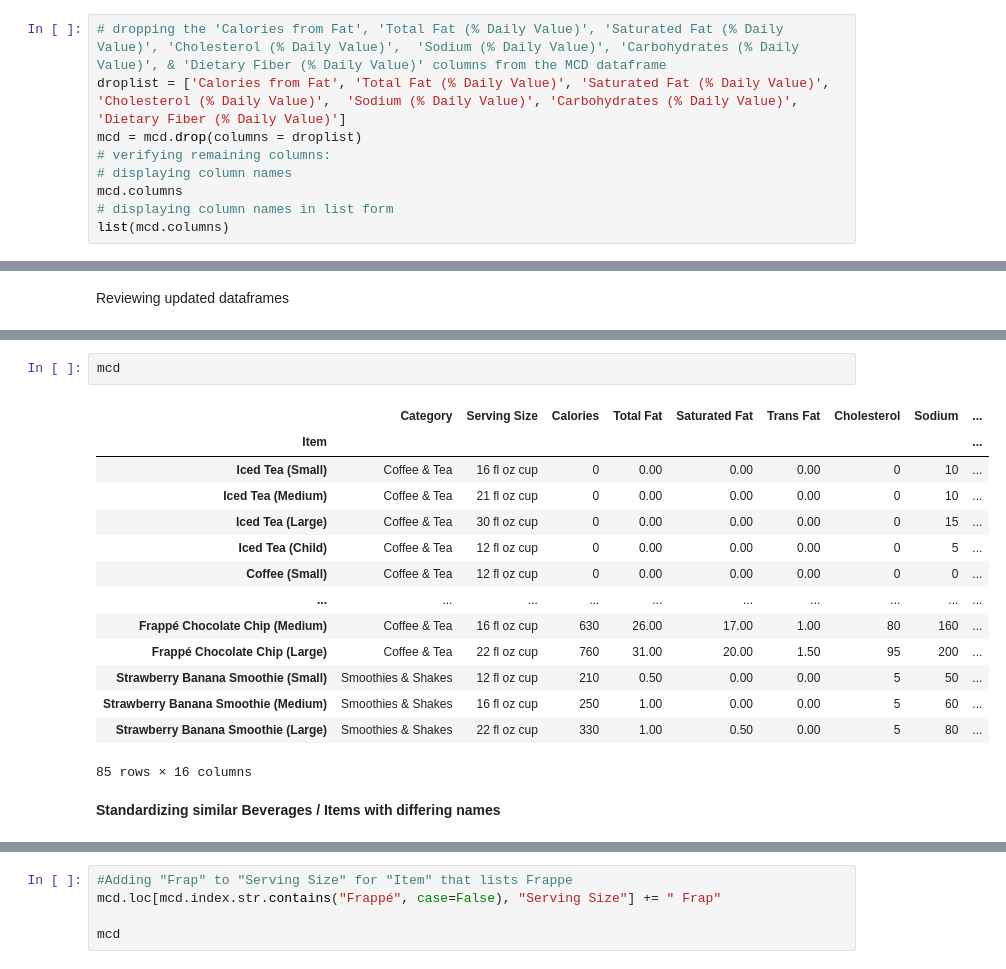
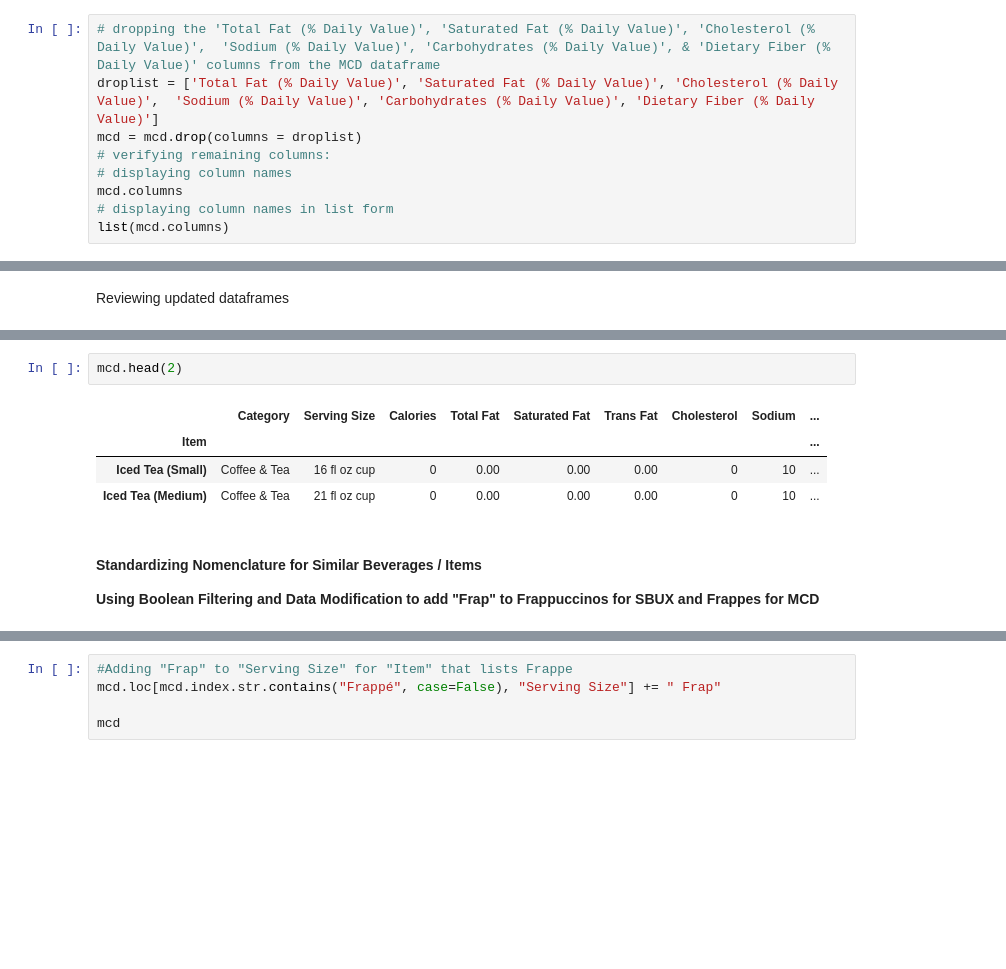
Before and after one commit to cmonjarr/AMB_Project_SP25, a Jupyter notebook: Nutrition Project/Nutrition_2025.ipynb, the cells around one changed output, grey strips where cells are left out. Drawn from its saved outputs; the diff is of its cells as text; blank space fills up the shorter version.

Commit message:
revisions to data removal/creation, update to combined dataframe, EDA, heatmap

```diff
--- a/Nutrition Project/Nutrition_2025.ipynb
+++ b/Nutrition Project/Nutrition_2025.ipynb
@@ -1109,8 +1107,8 @@ list(sbux.columns)
 # %% [markdown]
 **Dropping multiple columns as a list**
 # %%
-# dropping the 'Calories from Fat', 'Total Fat (% Daily Value)', 'Saturated Fat (% Daily Value)', 'Cholesterol (% Daily Value)',  'Sodium (% Daily Value)', 'Carbohydrates (% Daily Value)', & 'Dietary Fiber (% Daily Value)' columns from the MCD dataframe
-droplist = ['Calories from Fat', 'Total Fat (% Daily Value)', 'Saturated Fat (% Daily Value)', 'Cholesterol (% Daily Value)',  'Sodium (% Daily Value)', 'Carbohydrates (% Daily Value)', 'Dietary Fiber (% Daily Value)']
+# dropping the 'Total Fat (% Daily Value)', 'Saturated Fat (% Daily Value)', 'Cholesterol (% Daily Value)',  'Sodium (% Daily Value)', 'Carbohydrates (% Daily Value)', & 'Dietary Fiber (% Daily Value)' columns from the MCD dataframe
+droplist = ['Total Fat (% Daily Value)', 'Saturated Fat (% Daily Value)', 'Cholesterol (% Daily Value)',  'Sodium (% Daily Value)', 'Carbohydrates (% Daily Value)', 'Dietary Fiber (% Daily Value)']
 mcd = mcd.drop(columns = droplist)
 # verifying remaining columns:
 # displaying column names
@@ -1339,22 +1292,14 @@ sbux
 # %%
-mcd
+mcd.head(2)
 # %% [output]
 |  | Category | Serving Size | Calories | Total Fat | Saturated Fat | Trans Fat | Cholesterol | Sodium | ... |
 | Item |  |  |  |  |  |  |  |  | ... |
 | Iced Tea (Small) | Coffee & Tea | 16 fl oz cup | 0 | 0.00 | 0.00 | 0.00 | 0 | 10 | ... |
 | Iced Tea (Medium) | Coffee & Tea | 21 fl oz cup | 0 | 0.00 | 0.00 | 0.00 | 0 | 10 | ... |
-| Iced Tea (Large) | Coffee & Tea | 30 fl oz cup | 0 | 0.00 | 0.00 | 0.00 | 0 | 15 | ... |
-| Iced Tea (Child) | Coffee & Tea | 12 fl oz cup | 0 | 0.00 | 0.00 | 0.00 | 0 | 5 | ... |
-| Coffee (Small) | Coffee & Tea | 12 fl oz cup | 0 | 0.00 | 0.00 | 0.00 | 0 | 0 | ... |
-| ... | ... | ... | ... | ... | ... | ... | ... | ... | ... |
-| Frappé Chocolate Chip (Medium) | Coffee & Tea | 16 fl oz cup | 630 | 26.00 | 17.00 | 1.00 | 80 | 160 | ... |
-| Frappé Chocolate Chip (Large) | Coffee & Tea | 22 fl oz cup | 760 | 31.00 | 20.00 | 1.50 | 95 | 200 | ... |
-| Strawberry Banana Smoothie (Small) | Smoothies & Shakes | 12 fl oz cup | 210 | 0.50 | 0.00 | 0.00 | 5 | 50 | ... |
-| Strawberry Banana Smoothie (Medium) | Smoothies & Shakes | 16 fl oz cup | 250 | 1.00 | 0.00 | 0.00 | 5 | 60 | ... |
-| Strawberry Banana Smoothie (Large) | Smoothies & Shakes | 22 fl oz cup | 330 | 1.00 | 0.50 | 0.00 | 5 | 80 | ... |
-85 rows × 16 columns
-# %% [markdown]
-**Standardizing similar Beverages / Items with differing names**
+# %% [markdown]
+#### **Standardizing Nomenclature for Similar Beverages / Items**
+
+**Using Boolean Filtering and Data Modification to add "Frap" to Frappuccinos for SBUX and Frappes for MCD**
 # %%
 #Adding "Frap" to "Beverage prep" for "Beverage Category" that lists Frappuccino
 sbux.loc[sbux["Beverage_category"].str.contains("Frappuccino", case=False), "Beverage_prep"] += " Frap"
```
Also changed, not shown: parts of 88 cells of this notebook, 1 other file.
